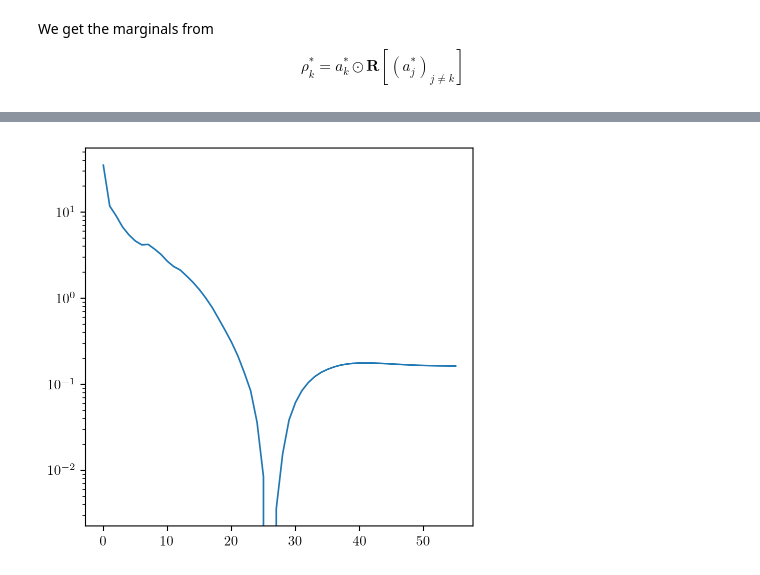
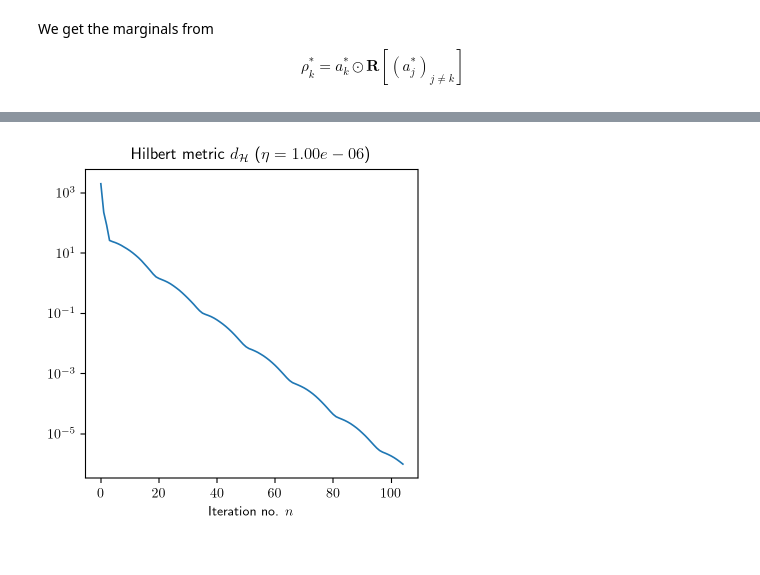
Before and after one commit to ManifoldFR/mva-optimaltransport, a Jupyter notebook: project/multistep.ipynb, the cells around one changed output, grey strips where cells are left out. Drawn from its saved outputs; the diff is of its cells as text; code cells hidden in the pictures.

```diff
--- a/project/multistep.ipynb
+++ b/project/multistep.ipynb
@@ -192,7 +192,7 @@ Max congestion: 0.0013020833333333333
 from utils.metrics import hilbert_metric_chained
 # %%
 @numba.njit
-def prox_operator(mes, mask, congest_max, psi):
+def prox_operator(mes, mask, congest_max, psi, epsilon=1.):
     r"""Proximal operator"""
     return np.minimum(mes * np.exp(-psi/epsilon), congest_max) * (1-mask)
 
@@ -208,11 +208,11 @@ def multi_sinkhorn(a_s: List[np.ndarray], op):
 
     for k in range(1, n_marg-1):
         conv = compute_message(a_s, k, op)
-        numer = prox_operator(conv, mask, congest_max, 0.)
+        numer = prox_operator(conv, mask, congest_max, 0., epsilon)
         a_s[k] = numer / (conv+tau)
 
     conv = compute_message(a_s, n_marg-1, op)
-    numer = prox_operator(conv, mask, congest_max, potential_new_)
+    numer = prox_operator(conv, mask, congest_max, potential_new_, epsilon)
     a_s[n_marg - 1] = numer / (conv+tau)
 # %% [markdown]
 We get the marginals from
@@ -228,20 +230,21 @@ a_s = [
 ]
 # %%
 t_a = time.time()
-num_iters = 100
+num_iters = 200
 hmetr_ = []
 
-thresh_ = 1e-4
+thresh_ = 1e-6
 
 for n in range(num_iters):
-    print("iteration #%d" % n, end='\r')
+    a_olds = copy.deepcopy(a_s)
     multi_sinkhorn(a_s, K_eps_op)
-    h_metric_new = hilbert_metric_chained(a_s)
-    if n > 0 and abs(h_metric_new - hmetr_[-1]) <= thresh_:
+    hmetr_.append(hilbert_metric_chained(a_s, a_olds))
+    print("iteration #%d: %.2e"% (n, hmetr_[-1]), end="\r")
+    if hmetr_[-1] <= thresh_:
         # Early stopping
+        print()
         print("Hilbert metric below threshold -- stopping.")
         break
-    hmetr_.append(h_metric_new)
 
 print("Elapsed time:", time.time() - t_a)
 # %% [output]
@@ -250,7 +253,0 @@ Elapsed time: 23.19929528236389
-# %%
-hmetr_ = np.array(hmetr_)
-
-plt.plot(hmetr_ - hmetr_.min(), lw=1.2)
-plt.yscale("log")
-# %% [output]
-[figure, removed]
@@ -257,3 +256,10 @@ plt.yscale("log")
+# %%
+hmetr_ = np.array(hmetr_)
+fig = hilbert_plot(hmetr_, thresh_)
+
+fig.savefig(IMAGE_DIR+"hilbert_convergence.png")
+# %% [output]
+[figure, added]
 # %%
 # Now compute the marginals from the potentials
 marginals = compute_marginals(a_s, K_eps_op)
```
Also changed, not shown: parts of 11 cells of this notebook, 34 other files.
